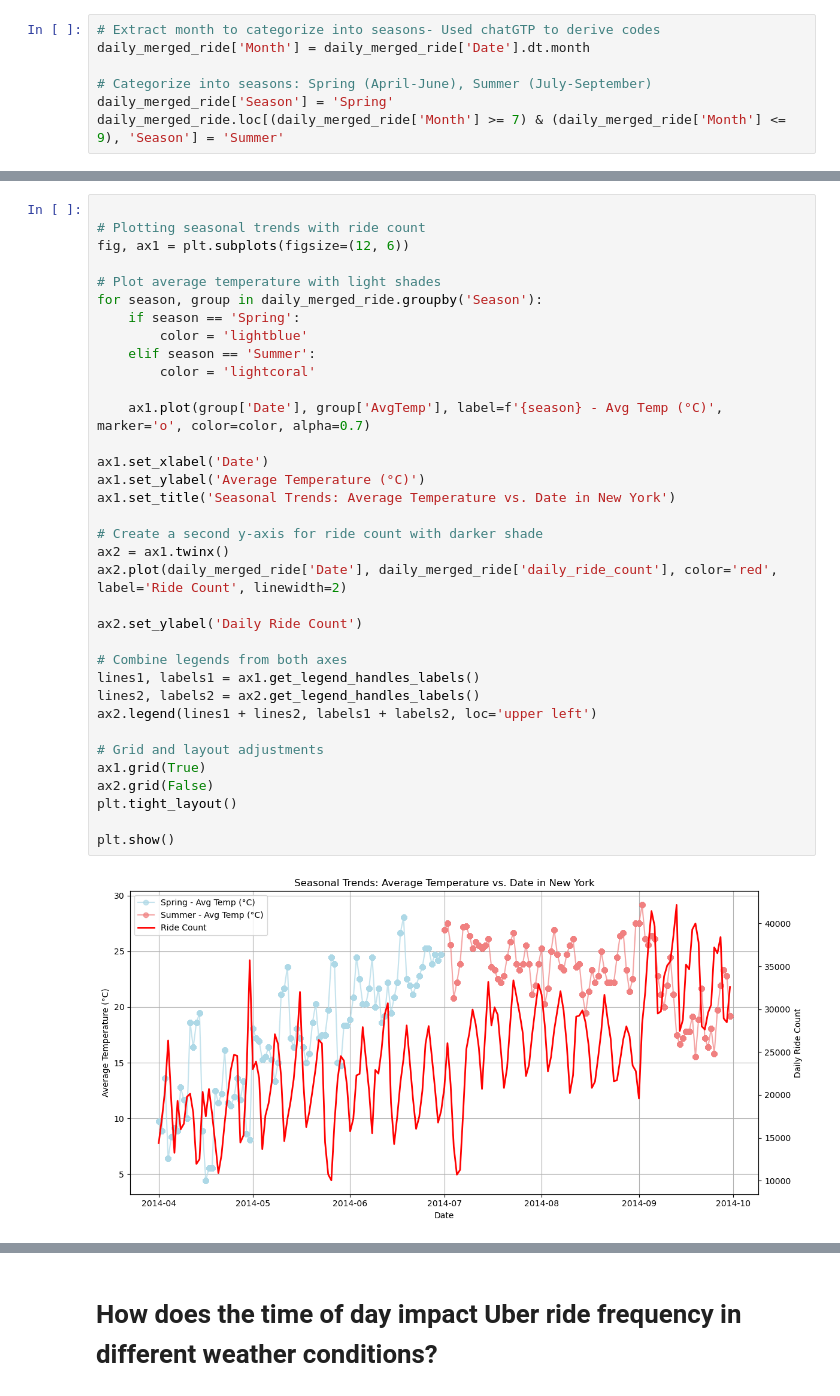
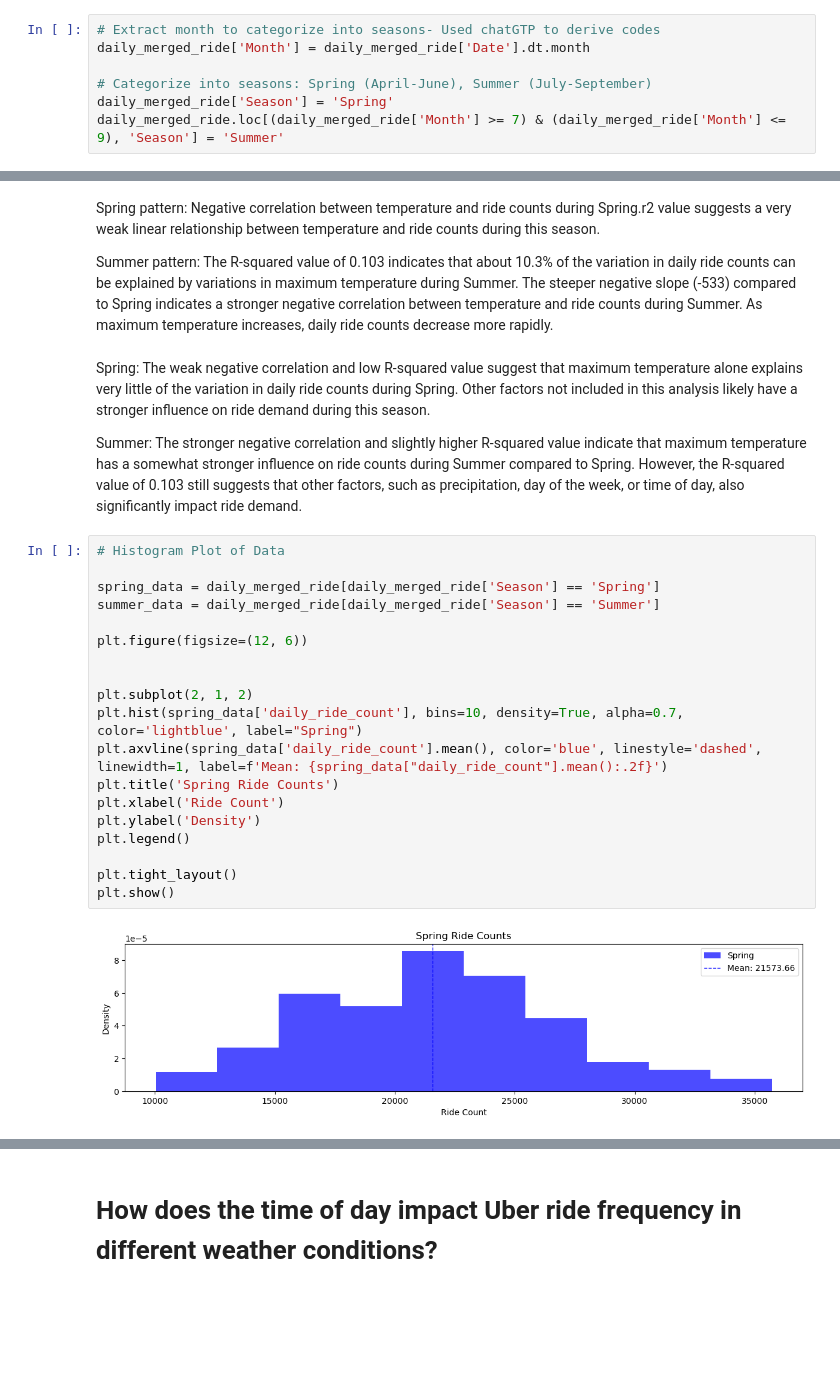
Before and after one commit to enumerbs/Project1-Group4, a Jupyter notebook: Uber_Weather_data_analysis_070724_ZR.ipynb, the cells around one changed output, grey strips where cells are left out. Saved outputs shown, nothing was run; the diff lists cells and outputs as text; blank space fills up the shorter version.

```diff
--- a/Uber_Weather_data_analysis_070724_ZR.ipynb
+++ b/Uber_Weather_data_analysis_070724_ZR.ipynb
@@ -302,37 +476,29 @@ daily_merged_ride.loc[(daily_merged_ride['Month'] >= 7) & (daily_merged_ride['Mo
+# %% [markdown]
+ Spring pattern: Negative correlation between temperature and ride counts during Spring.r2 value suggests a very weak linear relationship between temperature and ride counts during this season.
+
+ Summer pattern: The R-squared value of 0.103 indicates that about 10.3% of the variation in daily ride counts can be explained by variations in maximum temperature during Summer. The steeper negative slope (-533) compared to Spring indicates a stronger negative correlation between temperature and ride counts during Summer. As maximum temperature increases, daily ride counts decrease more rapidly.
+# %% [markdown]
+Spring: The weak negative correlation and low R-squared value suggest that maximum temperature alone explains very little of the variation in daily ride counts during Spring. Other factors not included in this analysis likely have a stronger influence on ride demand during this season.
+
+Summer: The stronger negative correlation and slightly higher R-squared value indicate that maximum temperature has a somewhat stronger influence on ride counts during Summer compared to Spring. However, the R-squared value of 0.103 still suggests that other factors, such as precipitation, day of the week, or time of day, also significantly impact ride demand.
 # %%
+# Histogram Plot of Data
 
-# Plotting seasonal trends with ride count
-fig, ax1 = plt.subplots(figsize=(12, 6))
+spring_data = daily_merged_ride[daily_merged_ride['Season'] == 'Spring']
+summer_data = daily_merged_ride[daily_merged_ride['Season'] == 'Summer']
 
-# Plot average temperature with light shades
-for season, group in daily_merged_ride.groupby('Season'):
-    if season == 'Spring':
-        color = 'lightblue'
-    elif season == 'Summer':
-        color = 'lightcoral'
+plt.figure(figsize=(12, 6))
 
-    ax1.plot(group['Date'], group['AvgTemp'], label=f'{season} - Avg Temp (°C)', marker='o', color=color, alpha=0.7)
 
-ax1.set_xlabel('Date')
-ax1.set_ylabel('Average Temperature (°C)')
-ax1.set_title('Seasonal Trends: Average Temperature vs. Date in New York')
+plt.subplot(2, 1, 2)
+plt.hist(spring_data['daily_ride_count'], bins=10, density=True, alpha=0.7, color='lightblue', label="Spring")
+plt.axvline(spring_data['daily_ride_count'].mean(), color='blue', linestyle='dashed', linewidth=1, label=f'Mean: {spring_data["daily_ride_count"].mean():.2f}')
+plt.title('Spring Ride Counts')
+plt.xlabel('Ride Count')
+plt.ylabel('Density')
+plt.legend()
 
-# Create a second y-axis for ride count with darker shade
-ax2 = ax1.twinx()
-ax2.plot(daily_merged_ride['Date'], daily_merged_ride['daily_ride_count'], color='red', label='Ride Count', linewidth=2)
-
-ax2.set_ylabel('Daily Ride Count')
-
-# Combine legends from both axes
-lines1, labels1 = ax1.get_legend_handles_labels()
-lines2, labels2 = ax2.get_legend_handles_labels()
-ax2.legend(lines1 + lines2, labels1 + labels2, loc='upper left')
-
-# Grid and layout adjustments
-ax1.grid(True)
-ax2.grid(False)
 plt.tight_layout()
-
 plt.show()
 # %% [output]
-[figure, old version]
+[figure, new version]
```
Also changed, not shown: parts of 25 cells of this notebook.
